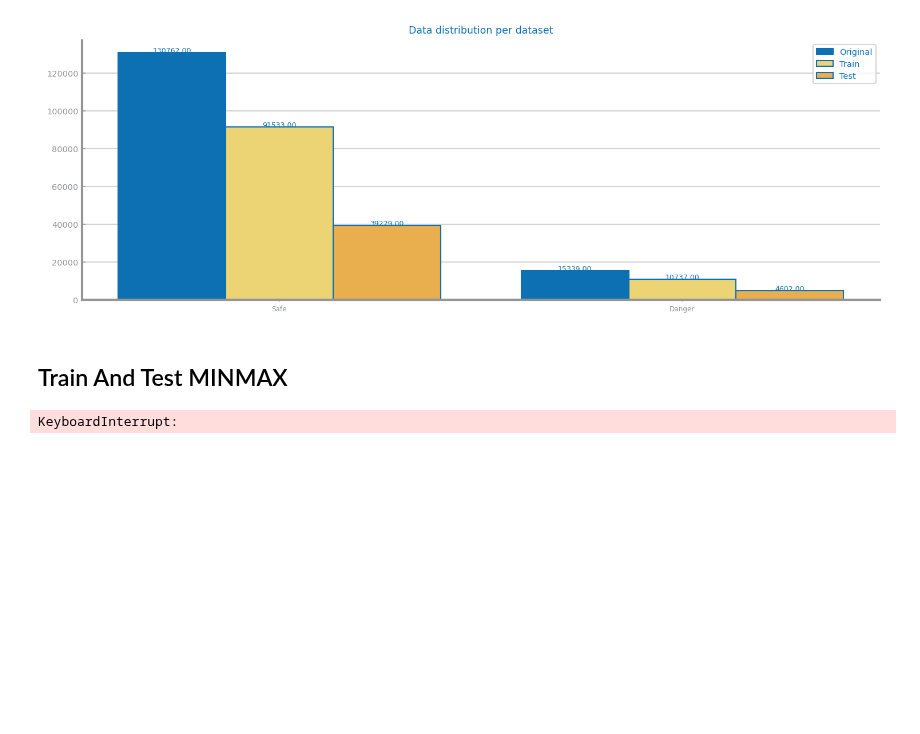
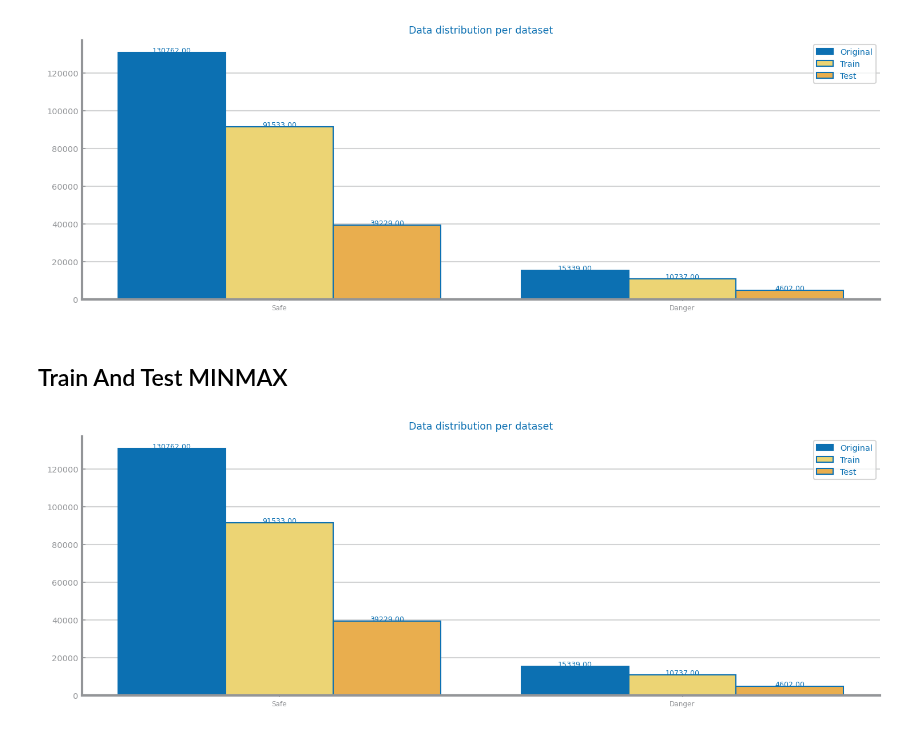
Before and after one commit to falc00/projetoCD, a Jupyter notebook: data_preparation_ds2.ipynb, the cells around one changed output. Cells and saved outputs as stored; diff of their text form; code cells hidden in the pictures; blank space fills up the shorter version.

```diff
--- a/data_preparation_ds2.ipynb
+++ b/data_preparation_ds2.ipynb
@@ -261,33 +261,33 @@ plt.show()
 # %%
 import numpy as np
 from pandas import read_csv, concat, unique, DataFrame
 import matplotlib.pyplot as plt
 from sklearn.model_selection import train_test_split
 
 file_tag = 'air_quality_scaled_minmax'
-data: DataFrame = read_csv('data/dataset_2dataset_2air_quality_scaled_minmax.csv')
+data: DataFrame = read_csv('data/dataset_2/air_quality_scaled_minmax.csv')
 target = 'ALARM'
 positive = 'Safe'
 negative = 'Danger'
 values = {'Original': [len(data[data[target] == positive]), len(data[data[target] == negative])]}
 
 y: np.ndarray = data.pop(target).values
 X: np.ndarray = data.values
 labels: np.ndarray = unique(y)
 labels.sort()
 
 trnX, tstX, trnY, tstY = train_test_split(X, y, train_size=0.7, stratify=y)
 
 train = concat([DataFrame(trnX, columns=data.columns), DataFrame(trnY,columns=[target])], axis=1)
-train.to_csv(f'data/dataset_2dataset_2{file_tag}_train.csv', index=False)
+train.to_csv(f'data/dataset_2/{file_tag}_train.csv', index=False)
 
 test = concat([DataFrame(tstX, columns=data.columns), DataFrame(tstY,columns=[target])], axis=1)
-test.to_csv(f'data/dataset_2dataset_2{file_tag}_test.csv', index=False)
+test.to_csv(f'data/dataset_2/{file_tag}_test.csv', index=False)
 values['Train'] = [len(np.delete(trnY, np.argwhere(trnY==negative))), len(np.delete(trnY, np.argwhere(trnY==positive)))]
 values['Test'] = [len(np.delete(tstY, np.argwhere(tstY==negative))), len(np.delete(tstY, np.argwhere(tstY==positive)))]
 
 plt.figure(figsize=(12,4))
 ds.multiple_bar_chart([positive, negative], values, title='Data distribution per dataset')
 plt.show()
 # %% [output]
-KeyboardInterrupt:
+[figure, added]
```
Also changed, not shown: parts of 5 cells of this notebook, 15 other files.
